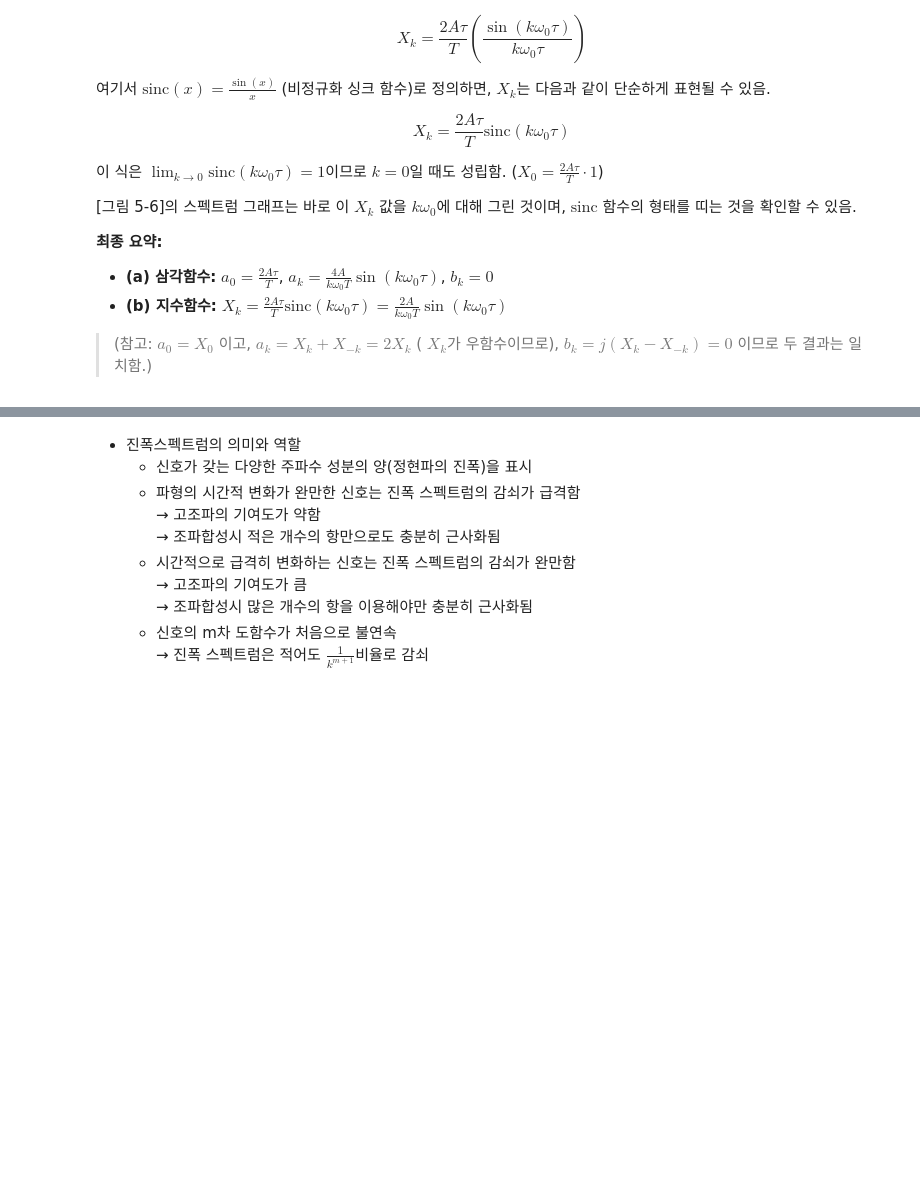
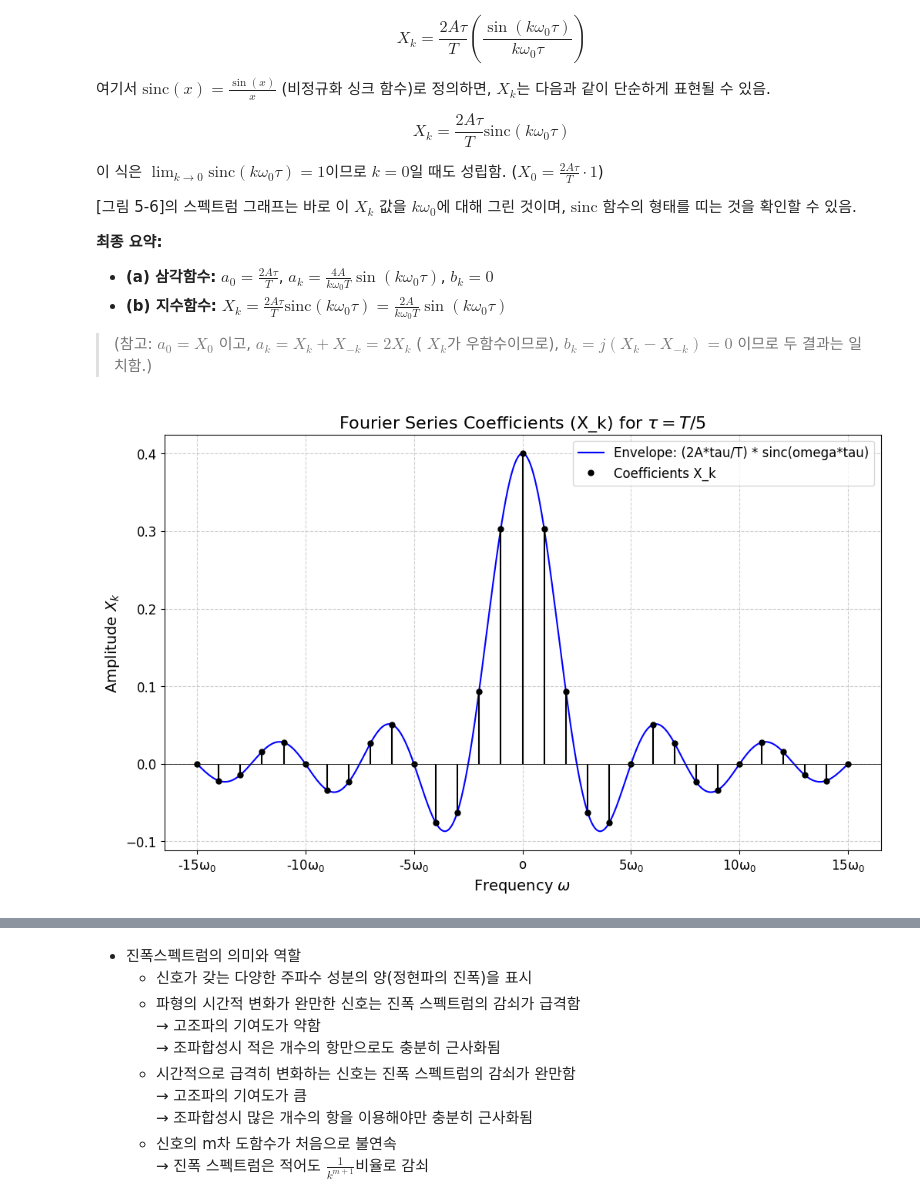
Before and after one commit to jwlee95/DSP_Class2025, a Jupyter notebook: Ch05_주파수영역_해석의_기초.ipynb, the cells around one changed output, grey strips where cells are left out. Saved outputs shown, nothing was run; the diff lists cells and outputs as text; code cells hidden in the pictures; blank space fills up the shorter version.

```diff
--- a/Ch05_주파수영역_해석의_기초.ipynb
+++ b/Ch05_주파수영역_해석의_기초.ipynb
@@ -357,6 +357,96 @@ $$X_k = \frac{2A\tau}{T} \text{sinc}(k \omega_0 \tau)$$
 
 
 > (참고: $a_0 = X_0$ 이고, $a_k = X_k + X_{-k} = 2X_k$ ( $X_k$가 우함수이므로), $b_k = j(X_k - X_{-k}) = 0$ 이므로 두 결과는 일치함.)
+# %%
+import matplotlib.pyplot as plt
+import numpy as np
+
+# --- 1. Define Parameters ---
+# We can set A and T to any convenient values, as X_k is proportional.
+# Let's choose A=1 and T=5.
+A = 1.0
+T = 5.0
+
+# Given condition: tau = T / 5
+tau = T / 5.0
+
+# Calculate fundamental frequency
+omega_0 = 2 * np.pi / T
+
+# Calculate the peak amplitude (X_0)
+# X_0 = (2 * A * tau) / T
+X_0_amplitude = (2 * A * tau) / T  # This will be 2*A/5 = 0.4 * A = 0.4
+
+# --- 2. Calculate Discrete Coefficients (X_k) ---
+# We want to plot a range of k, similar to the image (e.g., -15 to 15)
+k = np.arange(-15, 16)
+
+# The argument for the sinc function is (k * omega_0 * tau)
+# arg = k * (2*pi/T) * (T/5) = k * 2*pi / 5
+#
+# We use np.sinc(x) which is defined as sin(pi*x) / (pi*x).
+# We need to find 'x' such that pi*x = k * 2*pi / 5
+# This means x = 2*k / 5
+arg_k = 2 * k / 5.0
+
+# X_k = X_0_amplitude * sinc(k * omega_0 * tau)
+# X_k = X_0_amplitude * (sin(k*2*pi/5) / (k*2*pi/5))
+# This is equivalent to X_0_amplitude * np.sinc(2*k/5)
+X_k = X_0_amplitude * np.sinc(arg_k)
+
+# Get the frequencies for the x-axis (omega = k * omega_0)
+omega_k = k * omega_0
+
+# --- 3. Calculate Continuous Envelope ---
+# The envelope is the continuous function X(omega) = (2*A*tau/T) * sinc(omega * tau)
+# We create a dense array of omega values
+omega_cont = np.linspace(omega_k[0], omega_k[-1], 1000)
+
+# The argument for np.sinc is omega * tau / pi
+# arg_cont = omega_cont * (T/5) / pi = omega_cont * (5/5) / pi = omega_cont / pi
+arg_cont = omega_cont * tau / np.pi
+
+# Envelope = X_0_amplitude * sinc(omega * tau)
+envelope = X_0_amplitude * np.sinc(arg_cont)
+
+# --- 4. Create the Plot ---
+plt.figure(figsize=(12, 7))
+
+# Plot the continuous sinc envelope
+plt.plot(omega_cont, envelope, 'b-', label='Envelope: (2A*tau/T) * sinc(omega*tau)')
+
+# Plot the discrete coefficients X_k using a stem plot
+(markerline, stemlines, baseline) = plt.stem(omega_k, X_k, linefmt='k-', markerfmt='ko', basefmt='k-')
+plt.setp(markerline, 'markerfacecolor', 'k', 'markersize', 5, 'label', 'Coefficients X_k')
+plt.setp(stemlines, 'linewidth', 1.5)
+plt.setp(baseline, 'color', 'grey', 'linewidth', 0.5)
+
+# --- 5. Add Labels and Formatting (in English) ---
+plt.title('Fourier Series Coefficients (X_k) for $\\tau = T/5$', fontsize=16)
+plt.xlabel('Frequency $\omega$', fontsize=14)
+plt.ylabel('Amplitude $X_k$', fontsize=14)
+
+# Set custom x-ticks to match the original image
+# We want ticks at multiples of 5*omega_0
+tick_k_values = np.arange(-15, 16, 5)
+tick_omega_values = tick_k_values * omega_0
+tick_labels = [f'{k}ω$_0$' for k in tick_k_values]
+tick_labels[tick_k_values.tolist().index(0)] = 'o' # Clean up the '0w_0' label
+
+plt.xticks(tick_omega_values, tick_labels, fontsize=12)
+plt.yticks(fontsize=12)
+
+# Add a horizontal line at y=0
+plt.axhline(0, color='black', linewidth=0.5)
+
+# Add grid and legend
+plt.grid(True, linestyle='--', alpha=0.6)
+plt.legend(fontsize=12)
+
+# Save the plot
+plt.savefig('fourier_coefficients_plot_tau_T_div_5.png')
+# %% [output]
+[figure, added]
 # %% [markdown]
 ---
 ### 푸리에 급수와 스펙트럼
```
